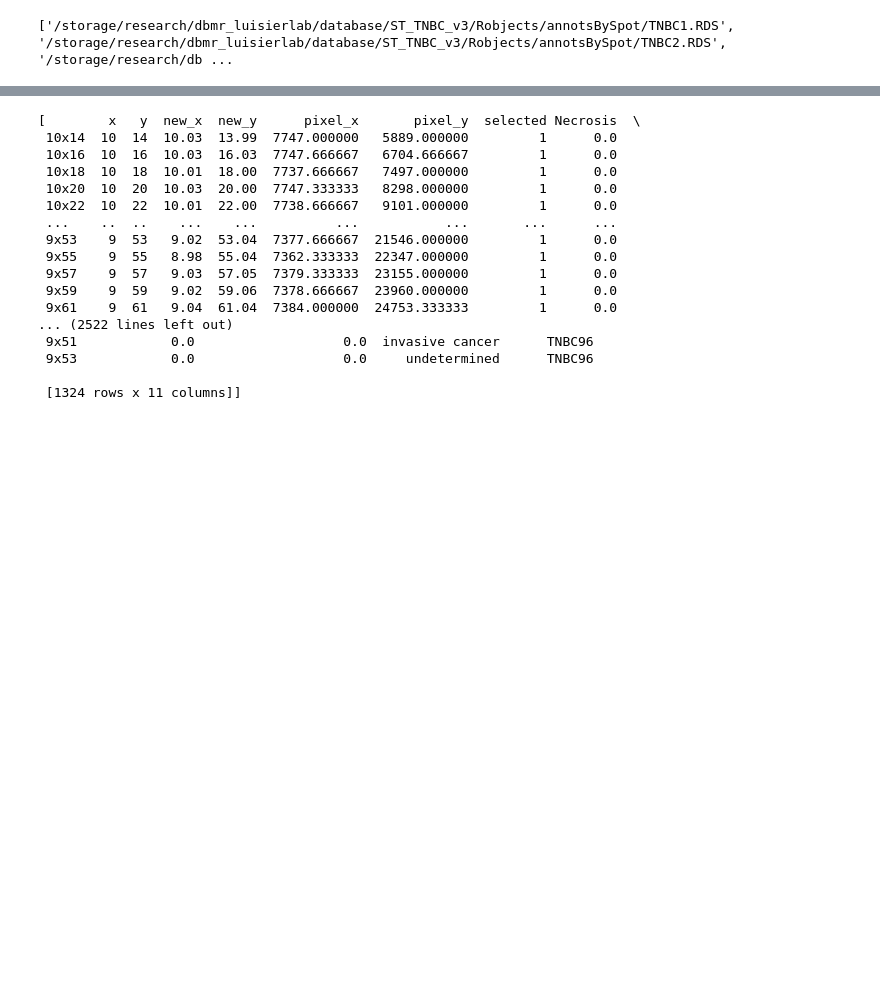
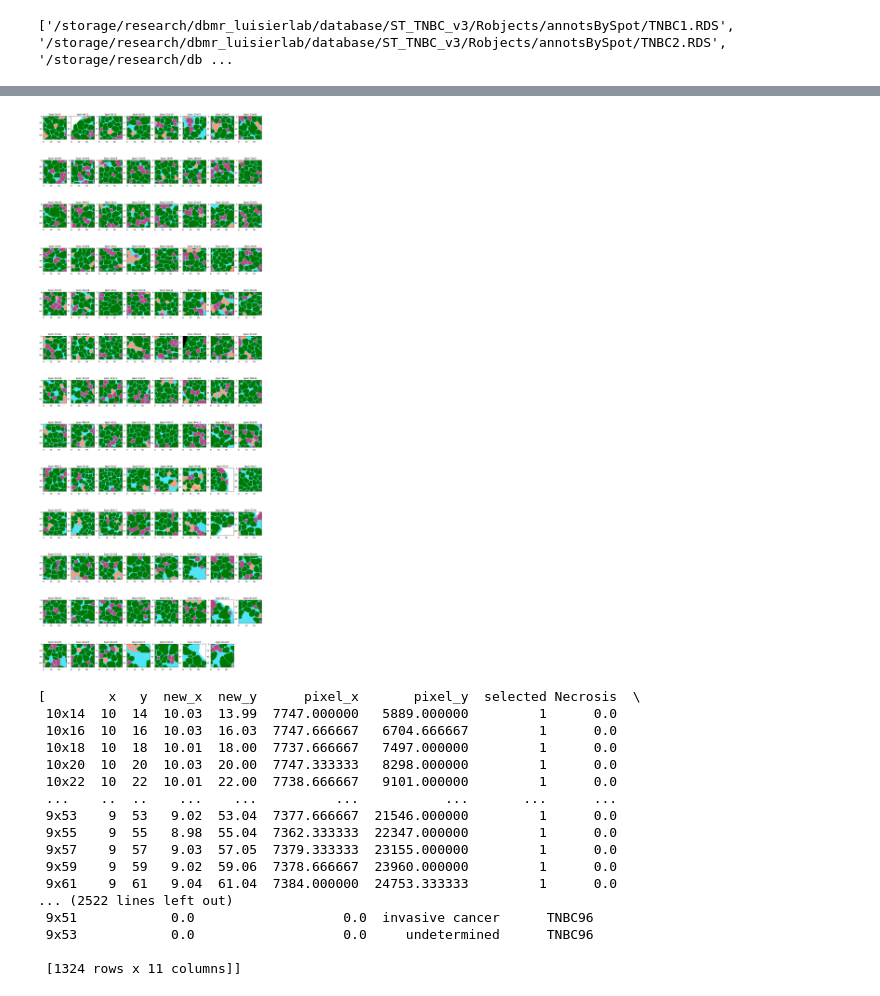
Before and after one commit to AI-for-RNA-Biology/TumorArchetype_FM, a Jupyter notebook: notebooks/TNBC/STTNBC.ipynb, the cells around one changed output, grey strips where cells are left out. Drawn from its saved outputs; the diff is of its cells as text; code cells hidden in the pictures; blank space fills up the shorter version.

```diff
--- a/notebooks/TNBC/STTNBC.ipynb
+++ b/notebooks/TNBC/STTNBC.ipynb
@@ -500,3 +553,26 @@ plt.plot(spots_df[spots_df['selected'] == 1]['pixel_x'], spots_df[spots_df['sele
+# %%
+num_spots = len(spots_df[spots_df["label"] == "invasive cancer"])
+rows = int(np.ceil(num_spots / 8))  # Calculate the number of rows
+cols = min(8, num_spots)  # Ensure the number of columns does not exceed the number of spots
+j = 0
+plt.figure(figsize=(20, 4 * rows))
+for idx, spot in spots_df[spots_df["label"] == "invasive cancer"].iterrows():
+    j += 1
+    plt.subplot(rows, cols, j)
+    x_start = int(spot['pixel_x']-spot_diameter_low_res/2)
+    y_start = int(spot['pixel_y']-spot_diameter_low_res/2)
+    x_end = x_start + spot_diameter_low_res
+    y_end = y_start + spot_diameter_low_res
+    x_end = int(x_end)
+    y_end = int(y_end)
+    plt.title("Low resolution")
+    # print(f"Spot {j}: x({x_start}:{x_end}), y({y_start}:{y_end})")
+    # Use numpy slicing to extract the region
+    cropped_arr = image[y_start:y_end, x_start:x_end]
+    plt.title(f"Spot {idx}")
+    plt.imshow(cropped_arr)
+# %% [output]
+[figure, added]
 # %%
 # import seaborn as sns
 # import sys
```
Also changed, not shown: parts of 12 cells of this notebook, 20 other files.
